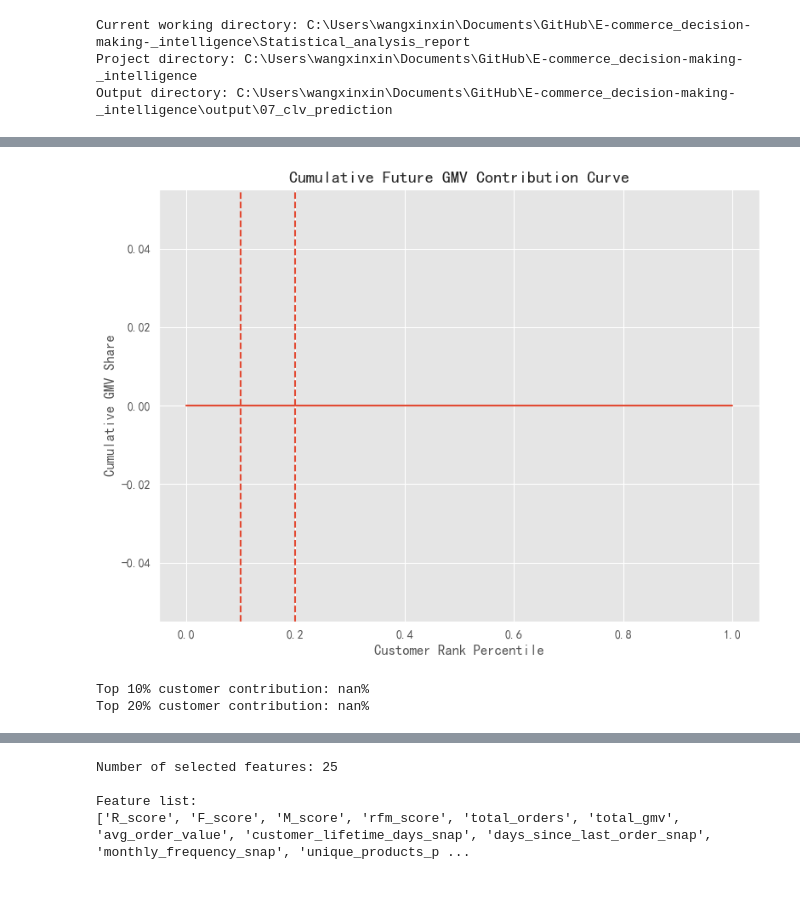
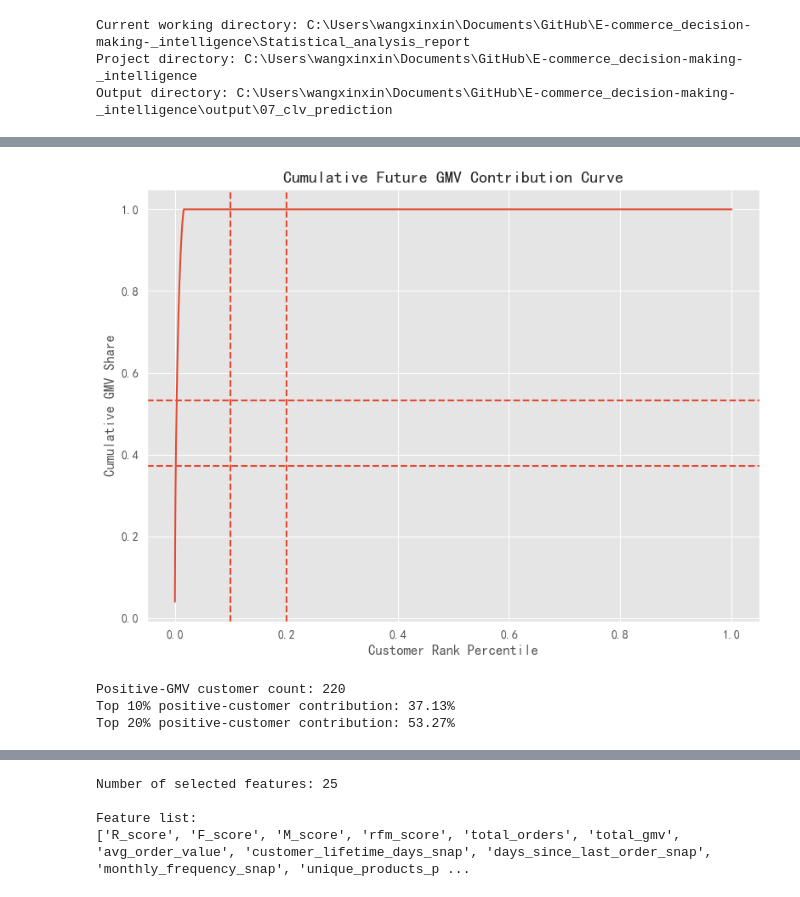
Before and after one commit to WangXin154/E-commerce_decision-making-_intelligence, a Jupyter notebook: Statistical_analysis_report/07_Customer_Lifetime_Value_Prediction.ipynb, the cells around one changed output, grey strips where cells are left out. Drawn from its saved outputs; the diff is of its cells as text; code cells hidden in the pictures.

```diff
--- a/Statistical_analysis_report/07_Customer_Lifetime_Value_Prediction.ipynb
+++ b/Statistical_analysis_report/07_Customer_Lifetime_Value_Prediction.ipynb
@@ -1684,44 +1757,48 @@ Positive-GMV customer rate: 0.00%
 df_target_sorted = df[['customer_unique_id', target_col]].sort_values(
     target_col,
     ascending=False
 ).reset_index(drop=True)
 
 df_target_sorted['customer_rank_pct'] = (np.arange(len(df_target_sorted)) + 1) / len(df_target_sorted)
 
 total_target = df_target_sorted[target_col].sum()
 
 if total_target > 0:
     df_target_sorted['cumulative_gmv_pct'] = df_target_sorted[target_col].cumsum() / total_target
 else:
     df_target_sorted['cumulative_gmv_pct'] = 0.0
 
-top10_contribution = (
-    df_target_sorted.iloc[:max(1, int(len(df_target_sorted) * 0.10))][target_col].sum() / total_target
-    if total_target > 0 else np.nan
-)
+positive_target_df = df_target_sorted[df_target_sorted[target_col] > 0].copy()
+positive_customer_count = len(positive_target_df)
 
-top20_contribution = (
-    df_target_sorted.iloc[:max(1, int(len(df_target_sorted) * 0.20))][target_col].sum() / total_target
-    if total_target > 0 else np.nan
-)
+if total_target > 0 and positive_customer_count > 0:
+    top10_n = max(1, int(positive_customer_count * 0.10))
+    top20_n = max(1, int(positive_customer_count * 0.20))
+    top10_contribution = positive_target_df.iloc[:top10_n][target_col].sum() / total_target
+    top20_contribution = positive_target_df.iloc[:top20_n][target_col].sum() / total_target
+else:
+    top10_contribution = 0.0
+    top20_contribution = 0.0
 
 plt.figure(figsize=(8, 6))
 plt.plot(df_target_sorted['customer_rank_pct'], df_target_sorted['cumulative_gmv_pct'])
 plt.axvline(0.1, linestyle='--')
 plt.axvline(0.2, linestyle='--')
 plt.axhline(top10_contribution, linestyle='--')
 plt.axhline(top20_contribution, linestyle='--')
 plt.xlabel('Customer Rank Percentile')
 plt.ylabel('Cumulative GMV Share')
 plt.title('Cumulative Future GMV Contribution Curve')
 plt.tight_layout()
 plt.savefig(OUTPUT_DIR/'target_pareto_curve.png', dpi=300)
 plt.show()
 
-print(f"Top 10% customer contribution: {top10_contribution:.2%}")
-print(f"Top 20% customer contribution: {top20_contribution:.2%}")
+print(f"Positive-GMV customer count: {positive_customer_count:,}")
+print(f"Top 10% positive-customer contribution: {top10_contribution:.2%}")
+print(f"Top 20% positive-customer contribution: {top20_contribution:.2%}")
 # %% [output]
-[figure, old version]
+[figure, new version]
-Top 10% customer contribution: nan%
-Top 20% customer contribution: nan%
+Positive-GMV customer count: 220
+Top 10% positive-customer contribution: 37.13%
+Top 20% positive-customer contribution: 53.27%
 # %% [markdown]
```
Also changed, not shown: parts of 93 cells of this notebook, 30 other files.
